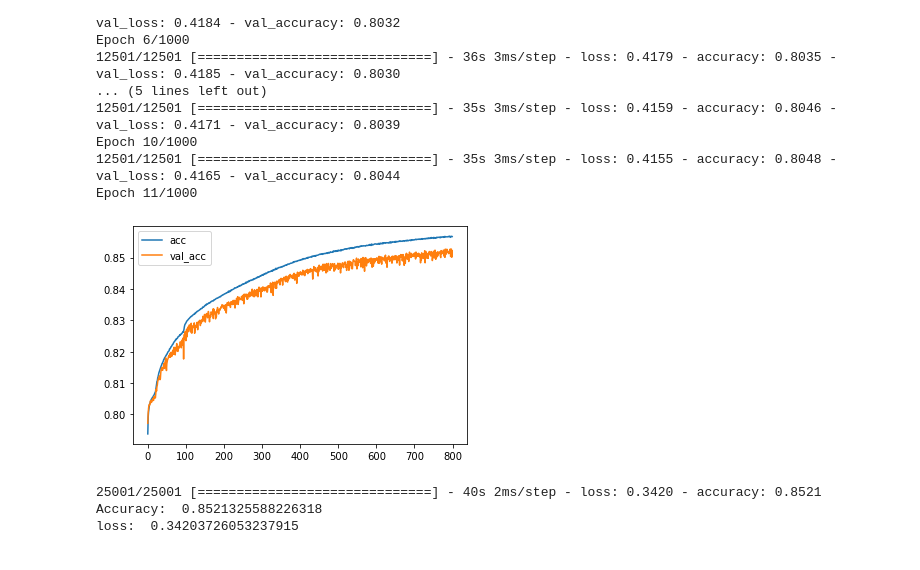
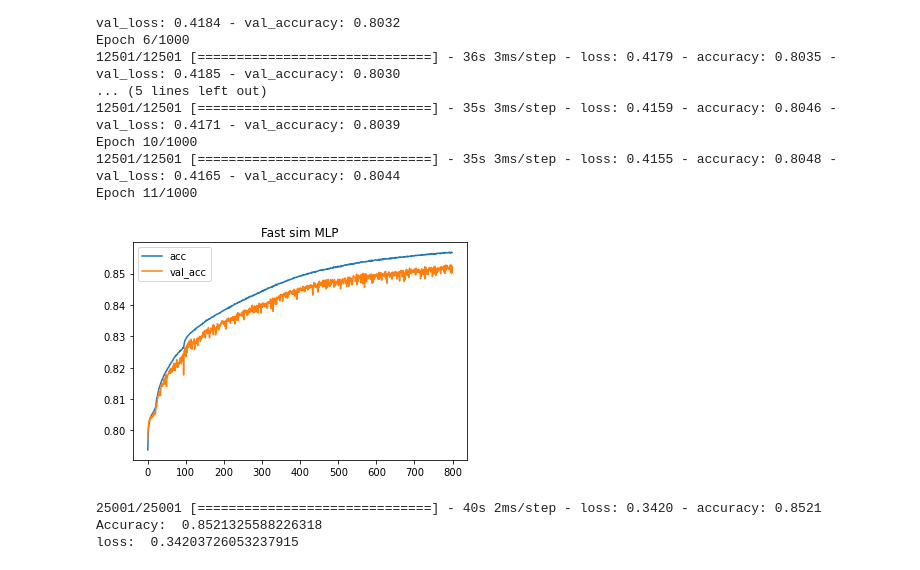
Before and after one commit to evilpegasus/transfer-learning, a Jupyter notebook: fully_connected.ipynb, the cells around one changed output. Cells and saved outputs as stored; diff of their text form; code cells hidden in the pictures.

```diff
--- a/fully_connected.ipynb
+++ b/fully_connected.ipynb
@@ -99,9 +99,10 @@ Epoch 11/1000
 # %%
 plt.plot(history.history["accuracy"], label="acc")
 plt.plot(history.history["val_accuracy"], label="val_acc")
+plt.title("Fast sim MLP")
 plt.legend();
 # %% [output]
-[figure, old version]
+[figure, new version]
 # %%
 loss, accuracy = model.evaluate(x_test, y_test)
 print("Accuracy: ", accuracy)
```
Also changed, not shown: parts of 11 cells of this notebook, 1 other file.
